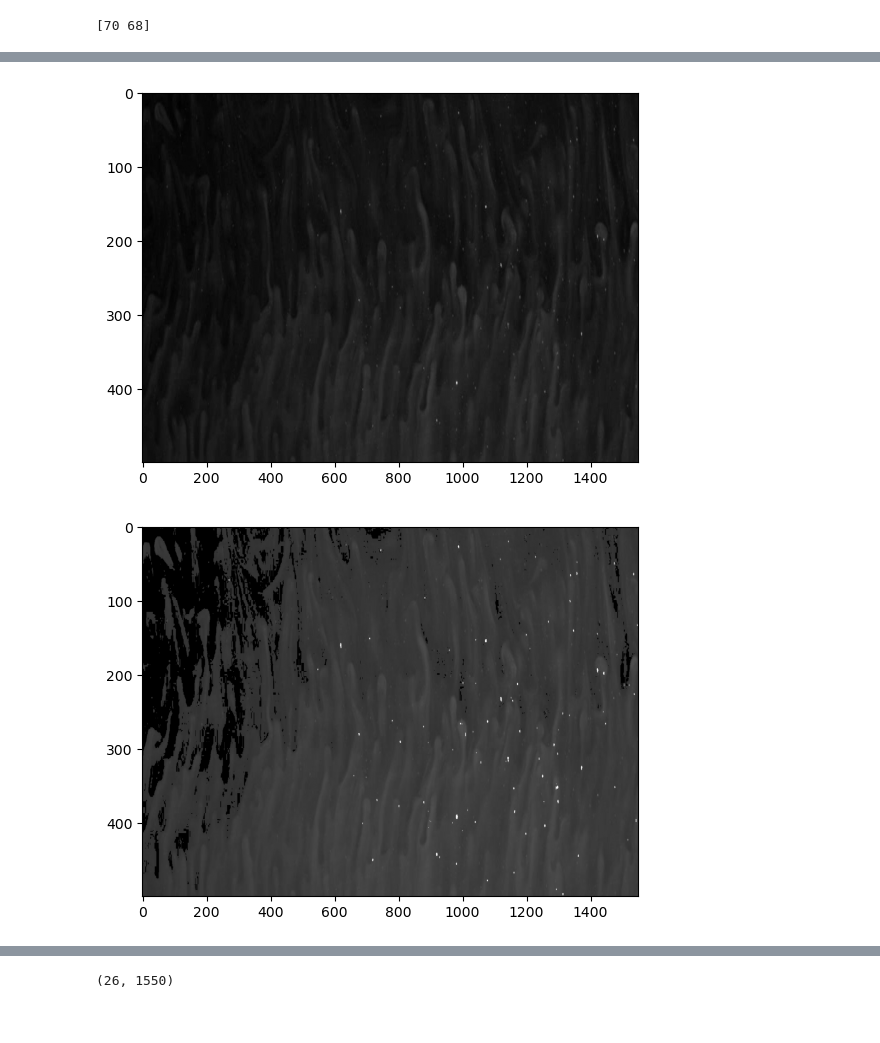
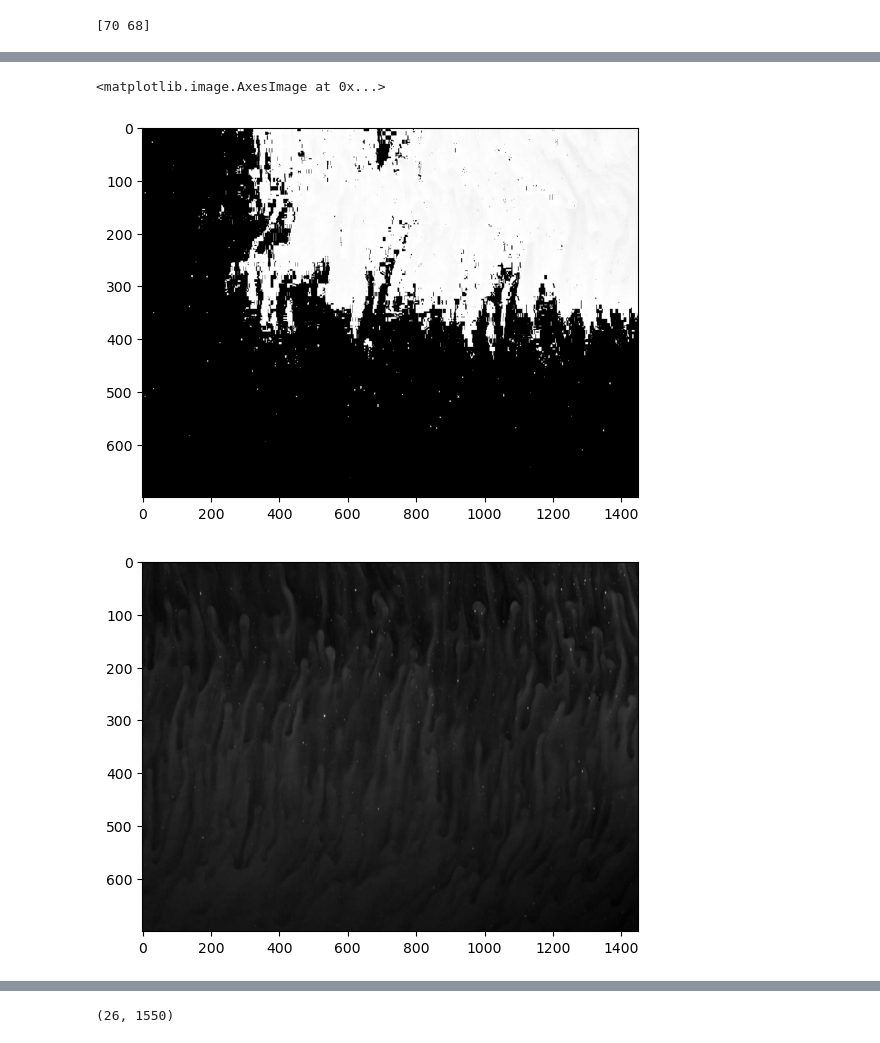
Before and after one commit to clemensuniH/ocean_pro, a Jupyter notebook: video_analysis.ipynb, the cells around one changed output, grey strips where cells are left out. Cells and saved outputs as stored; diff of their text form; code cells hidden in the pictures.

```diff
--- a/video_analysis.ipynb
+++ b/video_analysis.ipynb
@@ -21,7 +21,7 @@ importlib.reload(tools)
 par2 = {'x_up':300,'x_down':500,'y_left':170,'y_right':350, 'window_size':40}
 video_path3 = "/Users/tillmoritz/Desktop/Studies/Master_Studies/Oceanic_proc_obs/20.12.-1.59-0.95.avi"
 par_res3 = {'x_up':1660,'x_down':1820,'y_left':360,'y_right':540, 'window_size':40}
-par_window3 = {'x_up':700,'x_down':1200,'y_left':550,'y_right':2100}
+par_window3 = {'x_up':700,'x_down':1200,'y_left':1000,'y_right':2450}
 # Load the video and extract frames
 video_loader = tools.AVIFileLoader(video_path3)
 par = par_res3
@@ -55,5 +53,16 @@ video_loader.display_frame(1000, x_up=par_window['x_up'],x_down=par_window['x_do
+# %%
+frame = video_loader.get_frame(2500)[x_up:x_down,y_left:y_right]
+v_min = frame.mean() +3
+v_max = 150
+frame[frame < v_min] = 0
+frame[frame > v_max] = 255
+#frame = frame - v_min
+frame = frame * 255/(v_max-v_min)
+plt.imshow(frame, cmap='gray', aspect='auto')
+# %% [output]
+<matplotlib.image.AxesImage at 0x...>
+[figure, added]
 # %%
-frequencies, magnitudes = tools.fourier_analysis(video_loader,res, x_up=par_window['x_up'],x_down=par_window['x_down'],y_left=par_window['y_left'],y_right=par_window['y_right'],start_frame=900, end_frame=1000,v_min=50,v_max=80)
+frequencies, magnitudes = tools.fourier_analysis(video_loader,res, x_up=par_window['x_up'],x_down=par_window['x_down'],y_left=par_window['y_left'],y_right=par_window['y_right'],start_frame=900, end_frame=1500,min_wave_number=5)
 # %% [output]
-[figure, old version]
+[figure, new version]
-[figure, removed]
```
Also changed, not shown: parts of 10 cells of this notebook, 1 other file.
